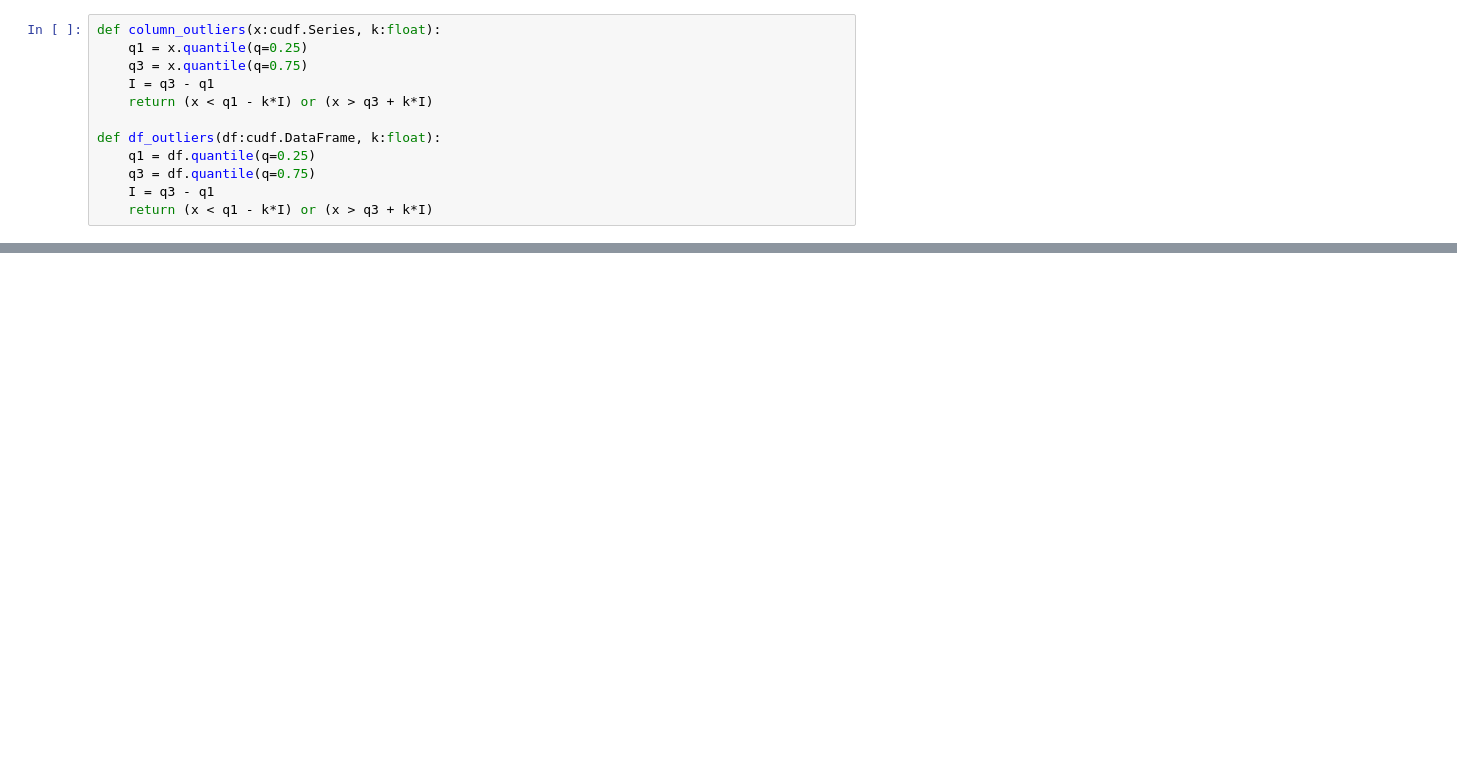
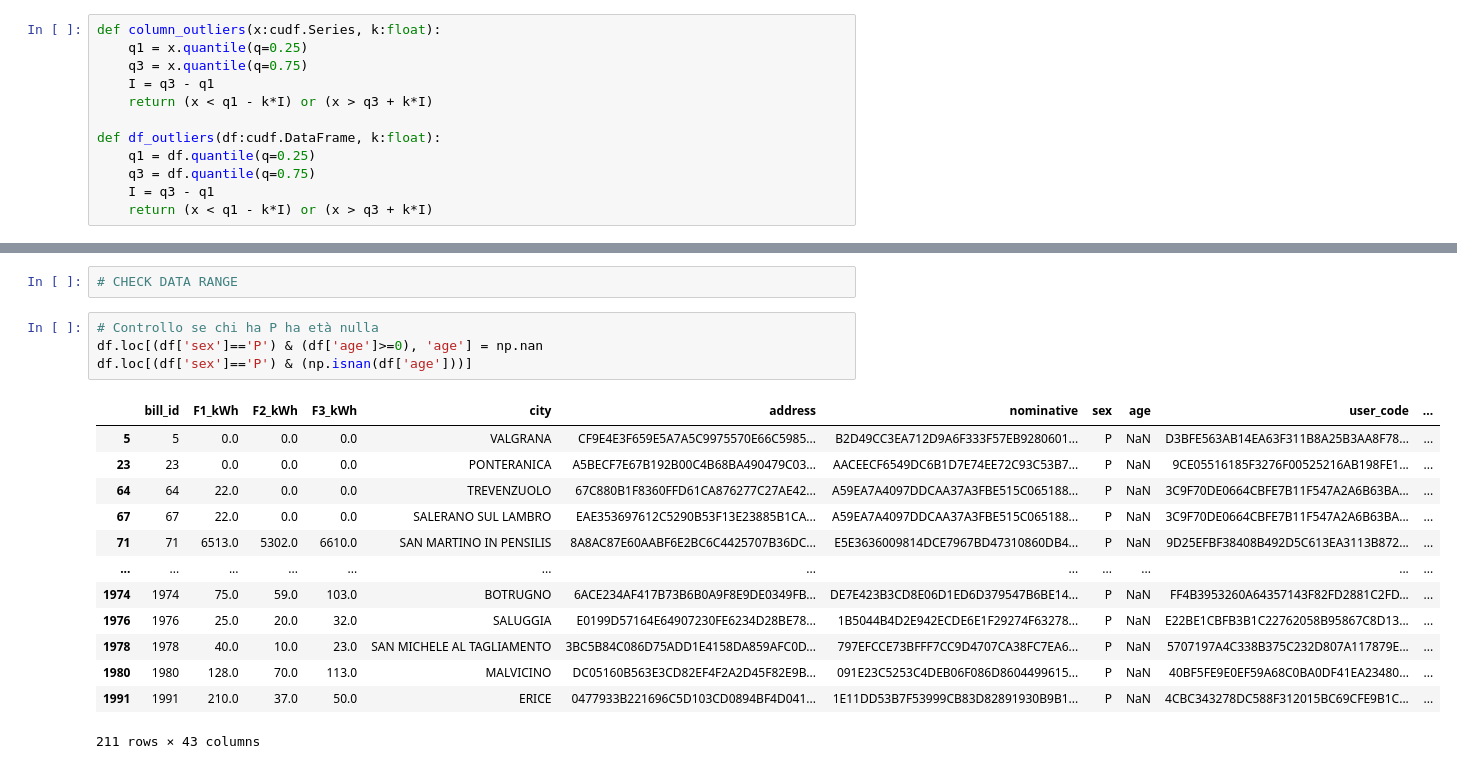
Before and after one commit to Il-Pela/BDMG-Project, a Jupyter notebook: Pelacani.ipynb, the cells around one changed output, grey strips where cells are left out. Cells and saved outputs as stored; diff of their text form; blank space fills up the shorter version.

```diff
--- a/Pelacani.ipynb
+++ b/Pelacani.ipynb
@@ -441,0 +254,20 @@ MemoryError: std::bad_alloc: CUDA error at: /opt/conda/envs/rapids/include/rmm/m
+# %%
+# CHECK DATA RANGE
+# %%
+# Controllo se chi ha P ha età nulla
+df.loc[(df['sex']=='P') & (df['age']>=0), 'age'] = np.nan
+df.loc[(df['sex']=='P') & (np.isnan(df['age']))]
+# %% [output]
+|  | bill_id | F1_kWh | F2_kWh | F3_kWh | city | address | nominative | sex | age | user_code | ... |
+| 5 | 5 | 0.0 | 0.0 | 0.0 | VALGRANA | CF9E4E3F659E5A7A5C9975570E66C5985... | B2D49CC3EA712D9A6F333F57EB9280601... | P | NaN | D3BFE563AB14EA63F311B8A25B3AA8F78... | ... |
+| 23 | 23 | 0.0 | 0.0 | 0.0 | PONTERANICA | A5BECF7E67B192B00C4B68BA490479C03... | AACEECF6549DC6B1D7E74EE72C93C53B7... | P | NaN | 9CE05516185F3276F00525216AB198FE1... | ... |
+| 64 | 64 | 22.0 | 0.0 | 0.0 | TREVENZUOLO | 67C880B1F8360FFD61CA876277C27AE42... | A59EA7A4097DDCAA37A3FBE515C065188... | P | NaN | 3C9F70DE0664CBFE7B11F547A2A6B63BA... | ... |
+| 67 | 67 | 22.0 | 0.0 | 0.0 | SALERANO SUL LAMBRO | EAE353697612C5290B53F13E23885B1CA... | A59EA7A4097DDCAA37A3FBE515C065188... | P | NaN | 3C9F70DE0664CBFE7B11F547A2A6B63BA... | ... |
+| 71 | 71 | 6513.0 | 5302.0 | 6610.0 | SAN MARTINO IN PENSILIS | 8A8AC87E60AABF6E2BC6C4425707B36DC... | E5E3636009814DCE7967BD47310860DB4... | P | NaN | 9D25EFBF38408B492D5C613EA3113B872... | ... |
+| ... | ... | ... | ... | ... | ... | ... | ... | ... | ... | ... | ... |
+| 1974 | 1974 | 75.0 | 59.0 | 103.0 | BOTRUGNO | 6ACE234AF417B73B6B0A9F8E9DE0349FB... | DE7E423B3CD8E06D1ED6D379547B6BE14... | P | NaN | FF4B3953260A64357143F82FD2881C2FD... | ... |
+| 1976 | 1976 | 25.0 | 20.0 | 32.0 | SALUGGIA | E0199D57164E64907230FE6234D28BE78... | 1B5044B4D2E942ECDE6E1F29274F63278... | P | NaN | E22BE1CBFB3B1C22762058B95867C8D13... | ... |
+| 1978 | 1978 | 40.0 | 10.0 | 23.0 | SAN MICHELE AL TAGLIAMENTO | 3BC5B84C086D75ADD1E4158DA859AFC0D... | 797EFCCE73BFFF7CC9D4707CA38FC7EA6... | P | NaN | 5707197A4C338B375C232D807A117879E... | ... |
+| 1980 | 1980 | 128.0 | 70.0 | 113.0 | MALVICINO | DC05160B563E3CD82EF4F2A2D45F82E9B... | 091E23C5253C4DEB06F086D8604499615... | P | NaN | 40BF5FE9E0EF59A68C0BA0DF41EA23480... | ... |
+| 1991 | 1991 | 210.0 | 37.0 | 50.0 | ERICE | 0477933B221696C5D103CD0894BF4D041... | 1E11DD53B7F53999CB83D82891930B9B1... | P | NaN | 4CBC343278DC588F312015BC69CFE9B1C... | ... |
+211 rows × 43 columns
```
Also changed, not shown: parts of 45 cells of this notebook.
